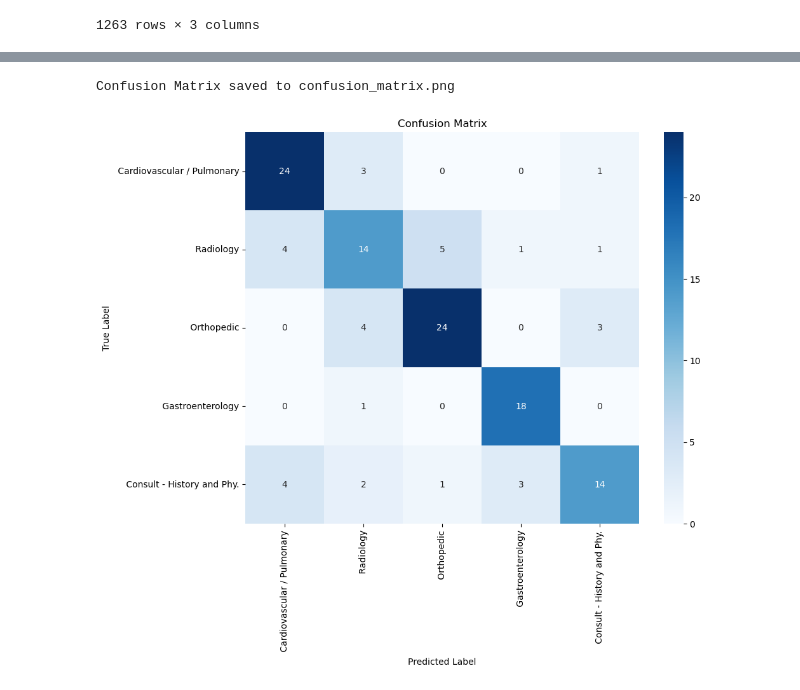
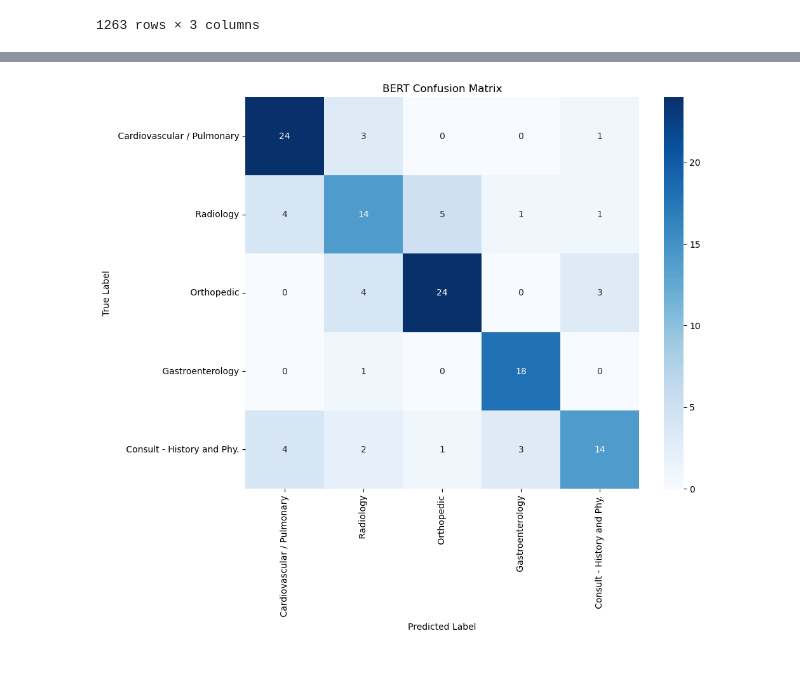
Before and after one commit to Spencer10010/Trend-Interview, a Jupyter notebook: Codebase/Model-Development/Specialty-Models/bert_metrics.ipynb, the cells around one changed output, grey strips where cells are left out. Saved outputs shown, nothing was run; the diff lists cells and outputs as text; code cells hidden in the pictures.

```diff
--- a/Codebase/Model-Development/Specialty-Models/bert_metrics.ipynb
+++ b/Codebase/Model-Development/Specialty-Models/bert_metrics.ipynb
@@ -28,7 +27,8 @@ CSV = '../../Data/Specialty-Data/specialty_data.csv'
 MAPPINGS = '../../Data/Specialty-Data/specialty_data_label_mappings.json'
 WEIGHTS = '../../Data/Specialty-Data/specialty_data_class_weights.json'
 
-MODEL_TO_EVALUATE = r"E:\Trend-Interview\Codebase\Model-Development\Specialty-Models\Saved-Models\microsoft\BiomedNLP-PubMedBERT-base-uncased-abstract-fulltext\5-classes-unweighted-training_run_2025-11-08_20-52-22\final_model"
+# Use absolute file path
+MODEL = r"E:\Trend-Interview\Codebase\Model-Development\Specialty-Models\Saved-Models\BERT\microsoft\BiomedNLP-PubMedBERT-base-uncased-abstract-fulltext\5-classes-unweighted-training_run_2025-11-08_20-52-22\final_model"
 TEXT_COLUMN = 'transcription'
 # %%
 def tokenize_function(examples, tokenizer):
@@ -94,8 +94,8 @@ ds = DatasetDict({
 # %%
 # Tokenize data
 
-tokenizer = AutoTokenizer.from_pretrained(MODEL_TO_EVALUATE)
-model = AutoModelForSequenceClassification.from_pretrained(MODEL_TO_EVALUATE)
+tokenizer = AutoTokenizer.from_pretrained(MODEL)
+model = AutoModelForSequenceClassification.from_pretrained(MODEL)
 
 model.to(device)
 
@@ -128,25 +139,20 @@ KeyboardInterrupt:
 # %%
 # Create confusion Matrix
 cm = confusion_matrix(true_labels, predictions)
 
 plt.figure(figsize=(10, 8))
 sns.heatmap(
     cm,
     annot=True,
     fmt='d',
     cmap='Blues',
     xticklabels=label_names,
     yticklabels=label_names
 )
 plt.xlabel('Predicted Label')
 plt.ylabel('True Label')
-plt.title('Confusion Matrix')
-
-output_filename = "confusion_matrix.png"
-# plt.savefig(output_filename, dpi=300)
-# print(f"Confusion Matrix saved to {output_filename}")
+plt.title('BERT Confusion Matrix')
 
 plt.show()
 # %% [output]
-Confusion Matrix saved to confusion_matrix.png
-[figure, old version]
+[figure, new version]
```
Also changed, not shown: parts of 2 cells of this notebook, 16 other files.
